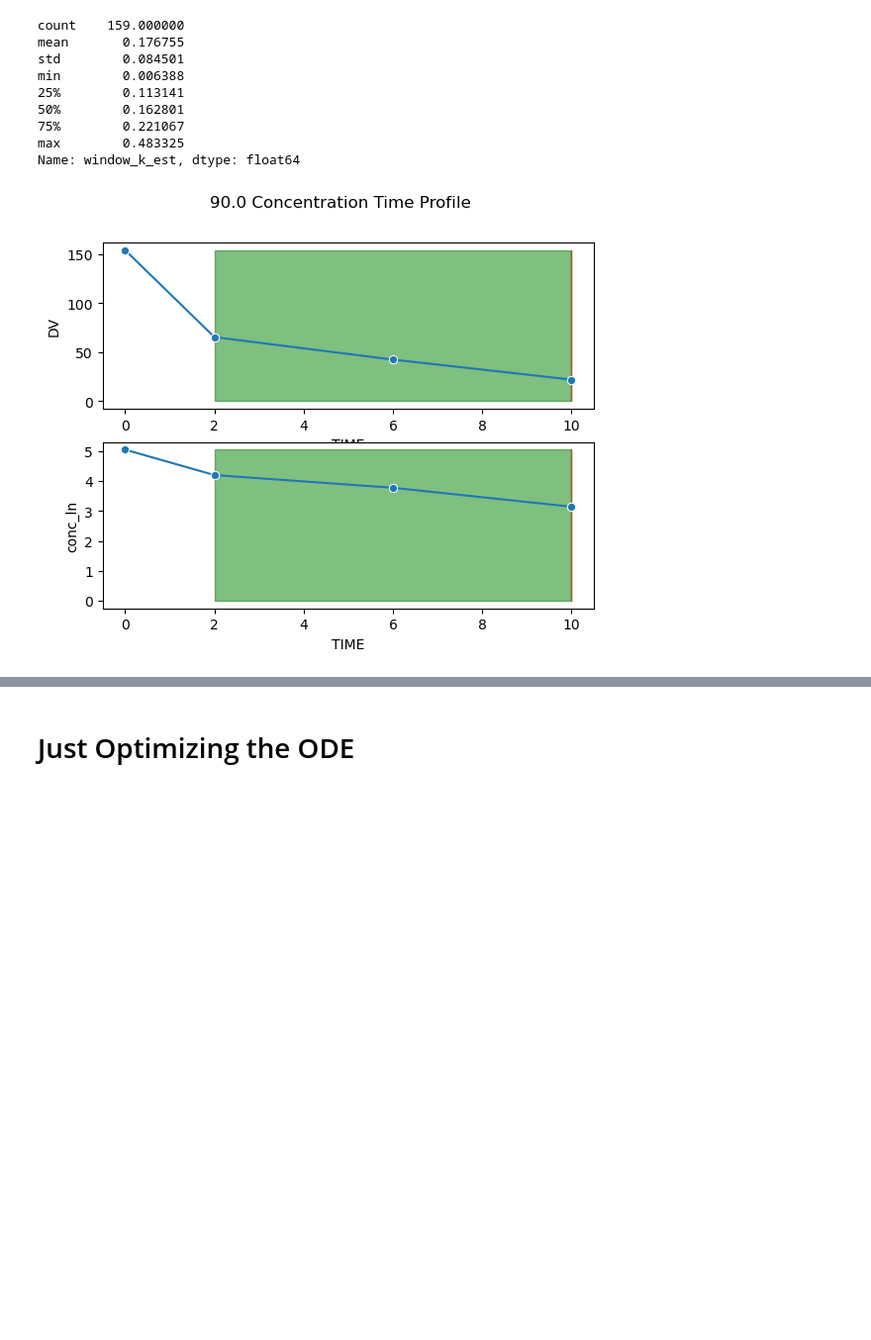
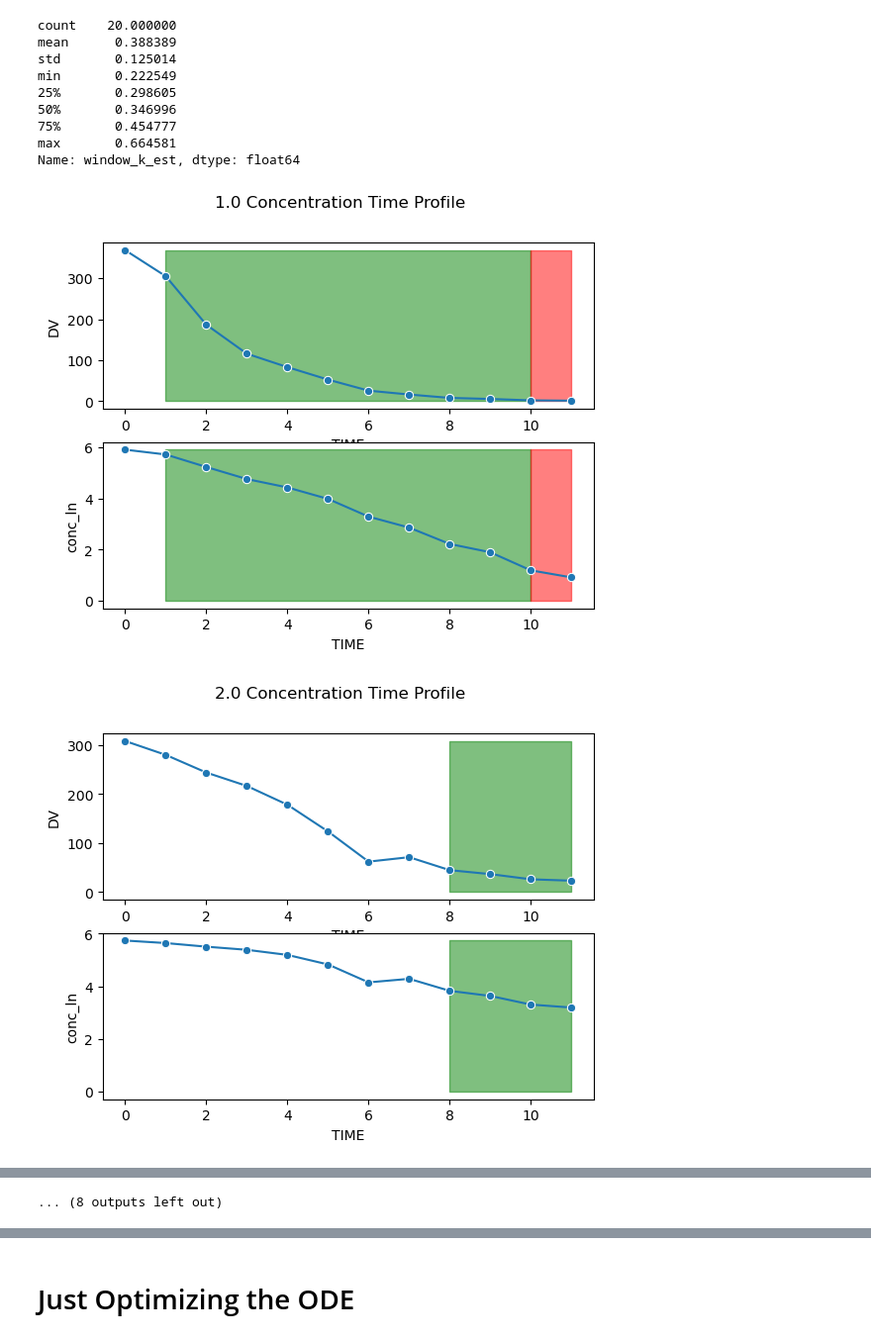
Before and after one commit to kelleyjbrady/NiceODE, a Jupyter notebook: t_0atDV_max_ode_solver_r.ipynb, the cells around one changed output, grey strips where cells are left out. Shown at 99% size. Saved outputs shown, nothing was run; the diff lists cells and outputs as text; code cells hidden in the pictures; blank space fills up the shorter version.

```diff
--- a/t_0atDV_max_ode_solver_r.ipynb
+++ b/t_0atDV_max_ode_solver_r.ipynb
@@ -6,6 +6,9 @@ from utils import plot_subject_levels
 # %%
 df = pd.read_csv(r'/workspaces/miniconda/PKdata/data-raw/KI20160914/KI20160914.csv')
 df_c = pd.read_csv(r'/workspaces/miniconda/PKdata/data-raw/hydrocortisone_Sim/hydrocortisone_Sim.csv')
+# %%
+df = df_c.copy()
+df.columns = [i.strip() for i in df.columns]
 # %%
 from scipy.integrate import solve_ivp
 import numpy as np
@@ -32,9 +35,12 @@ for c in df:
     df.loc[df[c] == '.', c] = pd.NA
 # %%
 #prepare day 1 data
+df['SUBJID'] = df['ID'].copy()
 opt_df = df.dropna(subset = 'DV').copy()
+
 opt_df['DV'] = opt_df['DV'].astype(pd.Float32Dtype())
-opt_df = opt_df.loc[opt_df['DAY'] == 1, :]
+if 'DAY' in df.columns:
+    opt_df = opt_df.loc[opt_df['DAY'] == 1, :]
 
 #Within day 1 data, per subject identify the max concentration
 #Drop time points occuring before the max, and set the time at that max conc to t=0
@@ -52,7 +58,7 @@ if remove_abs:
 else:
     work_df = opt_df.copy()
 # %%
-work_df = work_df.loc[work_df['TIME'] <= 8, :].copy()
+#work_df = work_df.loc[work_df['TIME'] <= 8, :].copy()
 work_df['DV_ln'] = np.log(work_df['DV'])
 # %%
 n_gt2_subs = work_df['SUBJID'].unique()[work_df['SUBJID'].value_counts() > 2]
@@ -70,5 +74,5 @@ TypeError: bad operand type for abs(): 'NoneType'
 from nca import identify_low_conc_zones, estimate_k_halflife
 
 
-zero_starts = identify_low_conc_zones(dfs, low_frac=.2, id_col = 'SUBJID')
+zero_starts = identify_low_conc_zones(dfs, low_frac=.01, id_col = 'SUBJID')
 ks = estimate_k_halflife(dfs, zero_zone_df=zero_starts, id_col = 'SUBJID')
@@ -75,20 +91,21 @@ ks = estimate_k_halflife(dfs, zero_zone_df=zero_starts, id_col = 'SUBJID')
 # %%
 ks['window_k_est'].describe()
 # %% [output]
-count    159.000000
-mean       0.176755
-std        0.084501
-min        0.006388
-25%        0.113141
-50%        0.162801
-75%        0.221067
-max        0.483325
+count    20.000000
+mean      0.388389
+std       0.125014
+min       0.222549
+25%       0.298605
+50%       0.346996
+75%       0.454777
+max       0.664581
 Name: window_k_est, dtype: float64
 # %%
 from nca import plot_nca_sections
 
 make_nca_plot = True
 if make_nca_plot:
-    plot_nca_sections(work_df.loc[work_df['SUBJID'] == 90, :], ks, id_col = 'SUBJID', dv_col = 'DV')
+    plot_nca_sections(work_df, ks, id_col = 'SUBJID', dv_col = 'DV')
 # %% [output]
-[figure, old version]
+[figure, new version]
+[figure, added]
@@ -95,3 +122,4 @@ if make_nca_plot:
+... (8 outputs left out)
 # %%
 #plot the prepared data
 plot_subject_levels(work_df, y = 'DV')
```
Also changed, not shown: parts of 21 cells of this notebook, 1 other file.
